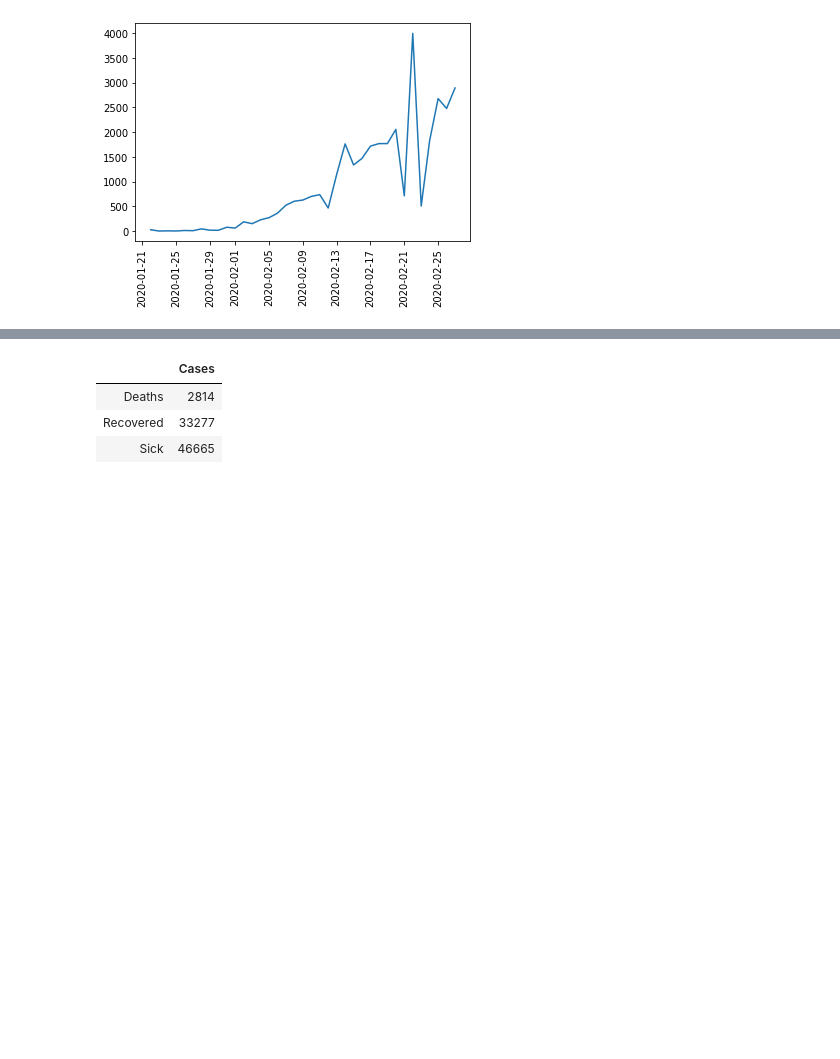
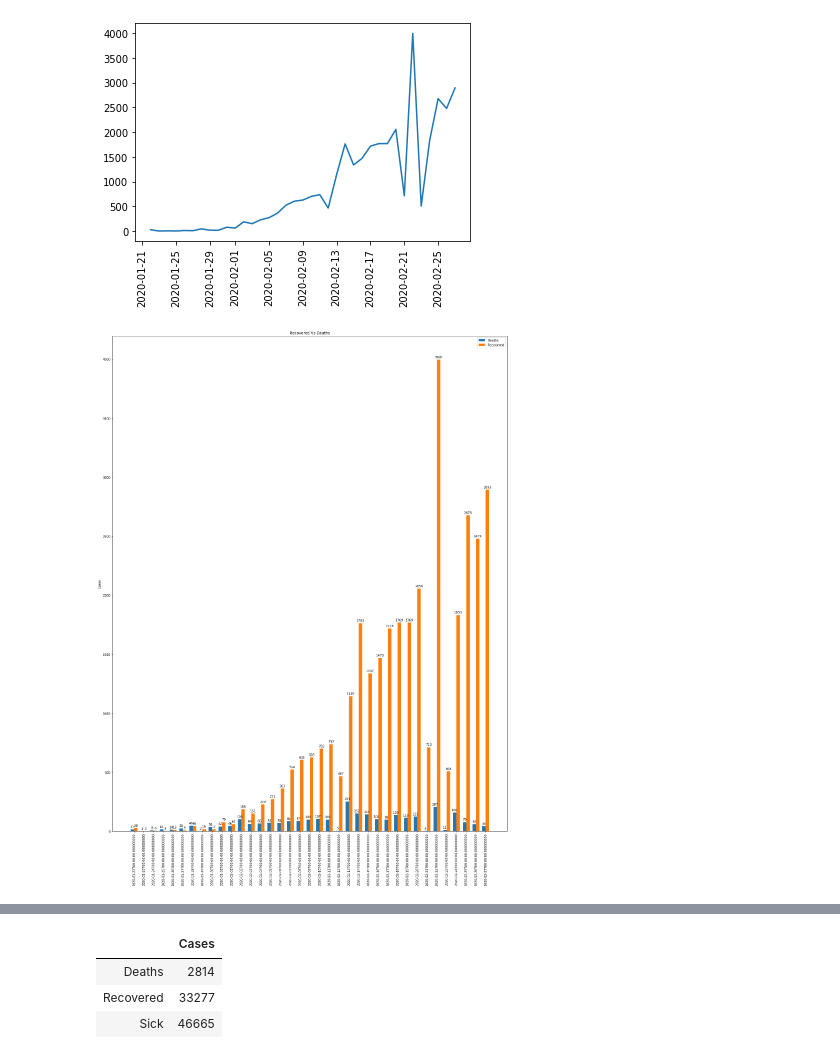
Before and after one commit to greciavm/Python_Project, a Jupyter notebook: ABEF/Coronavirus.ipynb, the cells around one changed output, grey strips where cells are left out. Drawn from its saved outputs; the diff is of its cells as text; code cells hidden in the pictures; blank space fills up the shorter version.

```diff
--- a/ABEF/Coronavirus.ipynb
+++ b/ABEF/Coronavirus.ipynb
@@ -238,3 +239,44 @@ plt.xticks(rotation='vertical')
 plt.show()
 # %% [output]
 [figure]
+# %%
+
+labels = dGroupConfirmed.index.values
+deseased = time_pointsD
+recovered = time_pointsR
+confirmed = time_pointsC
+
+x = np.arange(len(labels))  # the label locations
+width = 0.35  # the width of the bars
+
+fig, ax = plt.subplots()
+rects1 = ax.bar(x - width/2, deseased, width, label='Deaths')
+rects2 = ax.bar(x + width/2, recovered, width, label='Recovered')
+# rects3 = ax.bar(x + width/2, confirmed, width, label='Confirmed')
+
+# Add some text for labels, title and custom x-axis tick labels, etc.
+ax.set_ylabel('Cases')
+ax.set_title('Recovered Vs Deaths')
+ax.set_xticks(x)
+ax.set_xticklabels(labels)
+ax.legend()
+
+
+def autolabel(rects):
+    for rect in rects:
+        height = rect.get_height()
+        ax.annotate('{}'.format(height),
+                    xy=(rect.get_x() + rect.get_width() / 2, height),
+                    xytext=(0, 3),  # 3 points vertical offset
+                    textcoords="offset points",
+                    ha='center', va='bottom')
+plt.xticks(rotation='vertical')
+
+autolabel(rects1)
+autolabel(rects2)
+fig.set_size_inches(18.5, 25)
+fig.tight_layout()
+
+plt.show()
+# %% [output]
+[figure, added]
```
Also changed, not shown: parts of 4 cells of this notebook.
